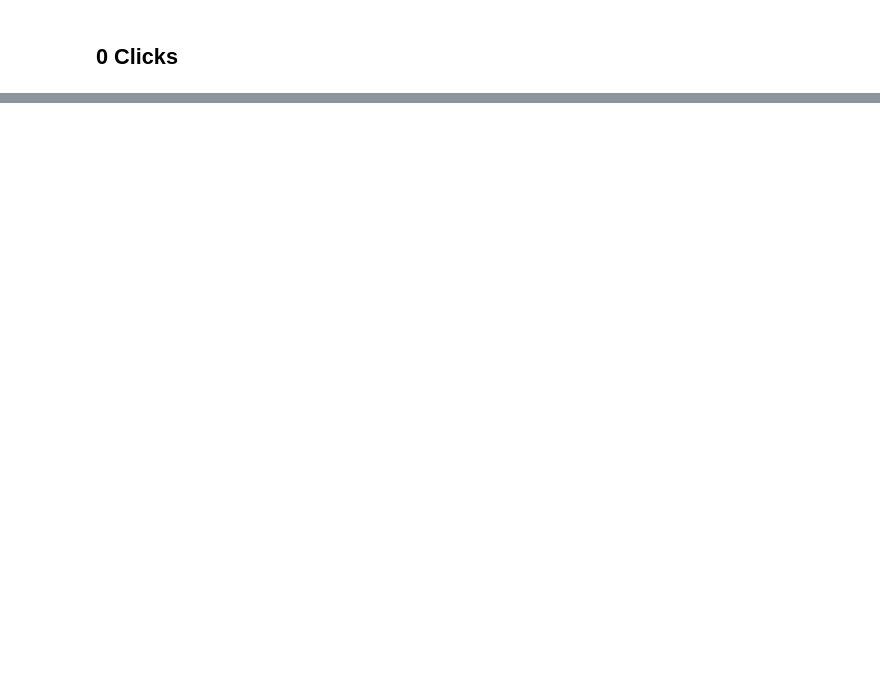
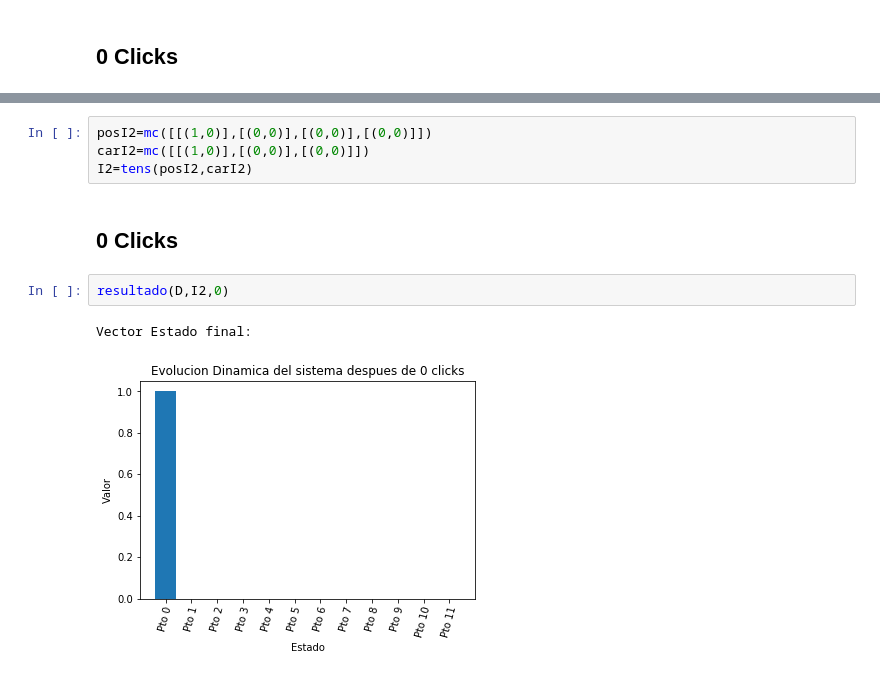
Before and after one commit to AriasAEnima/CNYT, a Jupyter notebook: Librerias/Pokemon.ipynb, the cells around one changed output, grey strips where cells are left out. Drawn from its saved outputs; the diff is of its cells as text; blank space fills up the shorter version.

```diff
--- a/Librerias/Pokemon.ipynb
+++ b/Librerias/Pokemon.ipynb
@@ -34,0 +86,11 @@ Vector Estado final:
+# %%
+posI2=mc([[(1,0)],[(0,0)],[(0,0)],[(0,0)]])
+carI2=mc([[(1,0)],[(0,0)],[(0,0)]])
+I2=tens(posI2,carI2)
+# %% [markdown]
+## 0 Clicks
+# %%
+resultado(D,I2,0)
+# %% [output]
+Vector Estado final:
+[figure, added]
```
Also changed, not shown: parts of 31 cells of this notebook, 7 other files.
